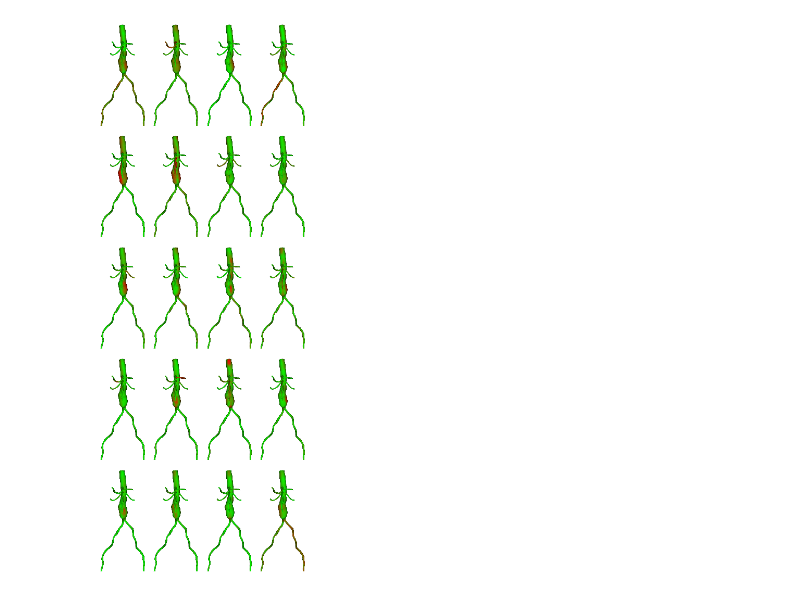
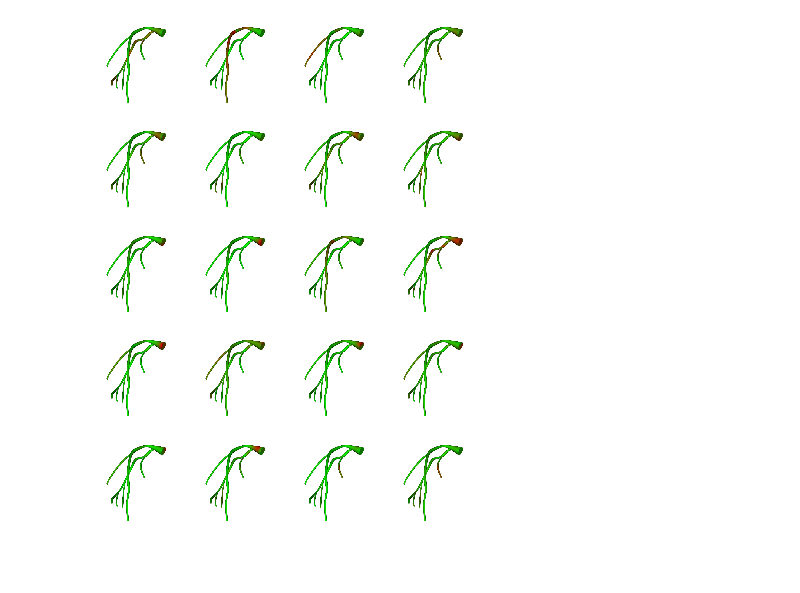
Before and after one commit to noahfields1/seg_regression, a Jupyter notebook: notebooks/UQ/pca_implot_1.ipynb, the cells around one changed output. Saved outputs shown, nothing was run; the diff lists cells and outputs as text; code cells hidden in the pictures; blank space fills up the shorter version.

```diff
--- a/notebooks/UQ/pca_implot_1.ipynb
+++ b/notebooks/UQ/pca_implot_1.ipynb
@@ -15,19 +15,19 @@ from modules import io
 
 from imageio import imread
 # %%
-MODEL = "0144"
+MODEL = "coronary"
 
-gen = 3
+gen = 1
 
 # Ws = 100
 # We = 200
 # Hs = 40
 # He = 260
 
-Ws = 250
-We = 550
-Hs = 25
-He = 725
+Ws = 200
+We = 600
+Hs = 180
+He = 600
 
 modes = 20
 
@@ -63,7 +63,7 @@ for i in range(modes):
 cols  = 4
 rows  = int(modes/cols)
 
-SizeH = 3
+SizeH = 1.5
 SizeW = 1.5
 count = 0
 
@@ -93,4 +93,9 @@ plt.close()
 # %%
+Hs = 180
+He = 700
+Ws = 200
+We = 600
+
 ims = []
 for i in range(modes):
     im = imread(DIR+'/'+str(i)+'_back.png')[-Hs:-He:-1,Ws:We,:]
@@ -118,31 +123,31 @@ for i in range(modes):
 # %%
 cols  = 4
 rows  = int(modes/cols)
 
-SizeH = 3
+SizeH = 1.5
 SizeW = 1.5
 count = 0
 
 f, axarr = plt.subplots(rows, cols, figsize=((cols)*SizeW,rows*SizeH))
 
 count = 0
 for i in range(rows):
     for j in range(cols):
 
         axarr[i,j].imshow(ims[count])
 
         axarr[i,j].grid(False)
         axarr[i,j].set_frame_on(False)
         plt.setp(axarr[i,j].get_xticklabels(), visible=False)
         plt.setp(axarr[i,j].get_yticklabels(), visible=False)
 
         count+= 1
 
 plt.tight_layout()
 plt.savefig(DIR+'/plot_back.png',dpi=500)
 plt.savefig(DIR+'/plot_back.pdf',dpi=500)
 
 plt.show()
 plt.close()
 # %% [output]
-[figure, old version]
+[figure, new version]
```
Also changed, not shown: parts of 3 cells of this notebook, 42 other files.
